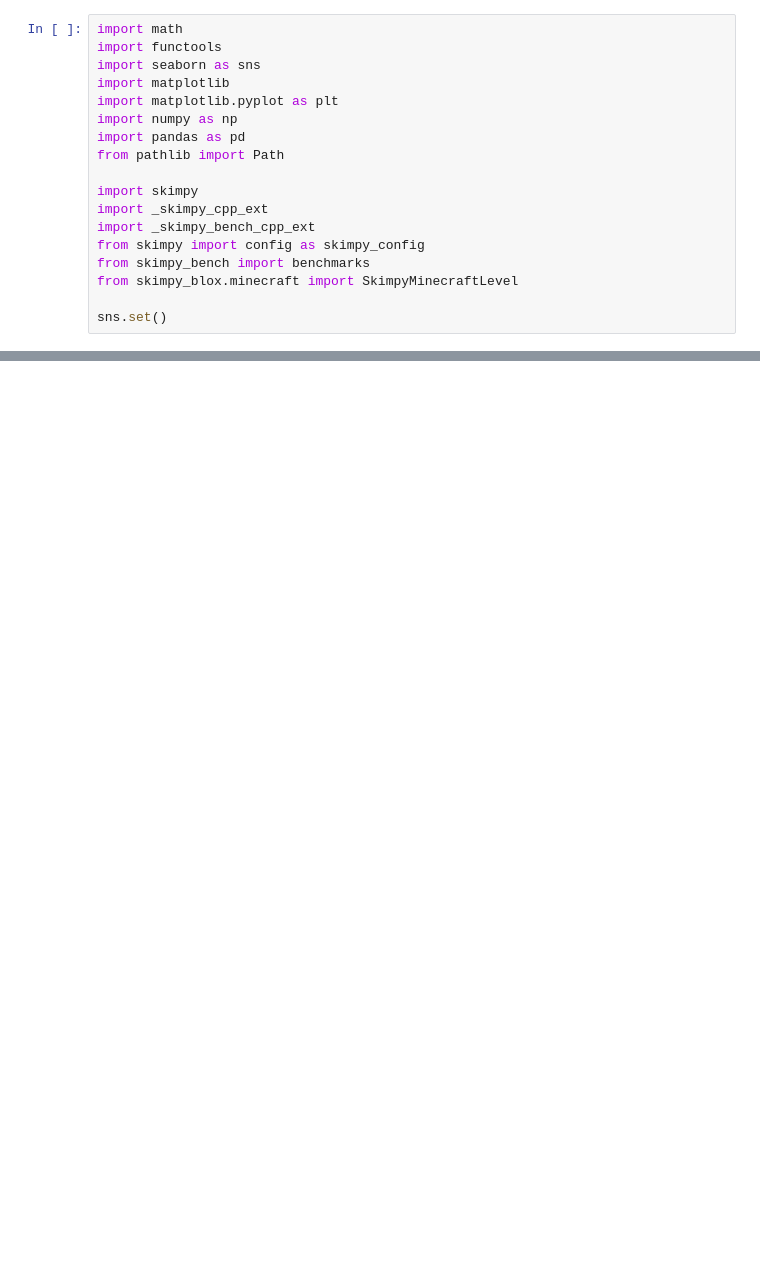
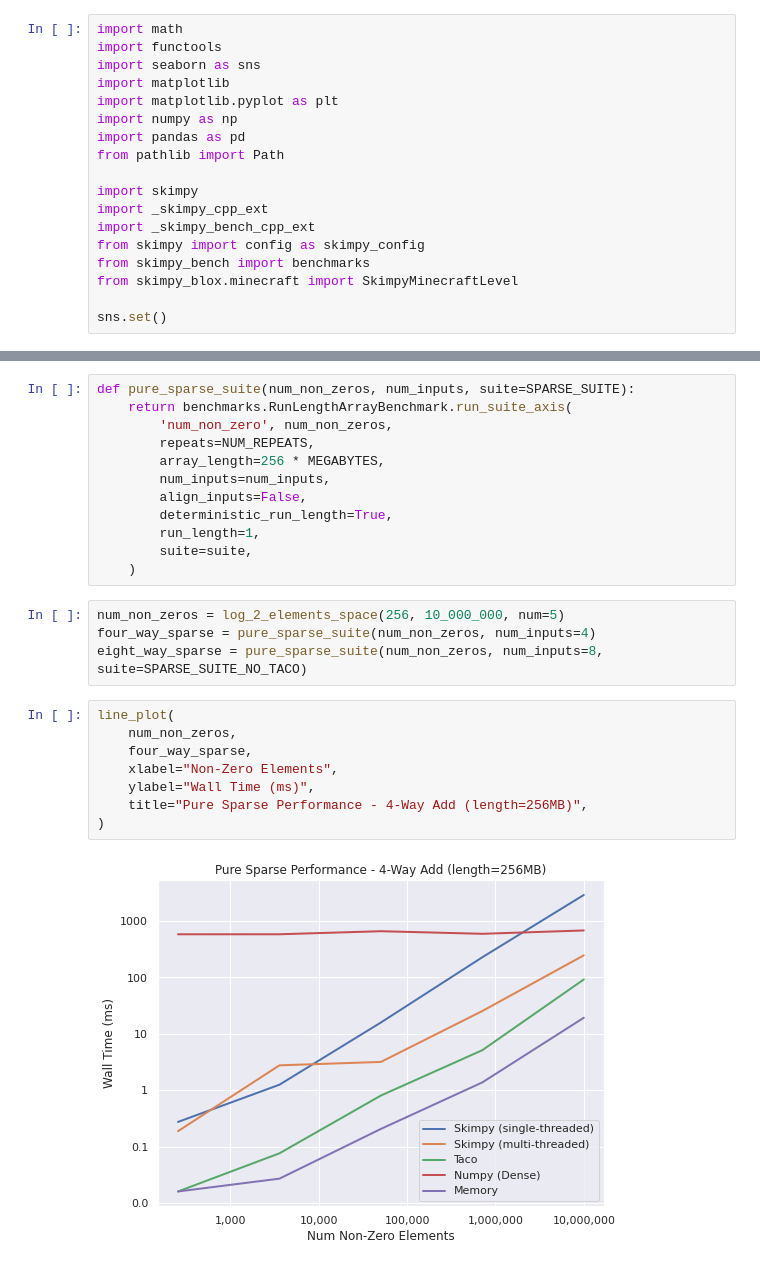
Before and after one commit to turtlesoupy/pyskip, a Jupyter notebook: notebooks/skimpy_bench_project.ipynb, the cells around one changed output, grey strips where cells are left out. Saved outputs shown, nothing was run; the diff lists cells and outputs as text; blank space fills up the shorter version.

```diff
--- a/notebooks/skimpy_bench_project.ipynb
+++ b/notebooks/skimpy_bench_project.ipynb
@@ -119,0 +208,26 @@ line_plot(
+# %%
+def pure_sparse_suite(num_non_zeros, num_inputs, suite=SPARSE_SUITE):
+    return benchmarks.RunLengthArrayBenchmark.run_suite_axis(
+        'num_non_zero', num_non_zeros,
+        repeats=NUM_REPEATS,
+        array_length=256 * MEGABYTES,
+        num_inputs=num_inputs,
+        align_inputs=False,
+        deterministic_run_length=True,
+        run_length=1,
+        suite=suite,
+    )
+# %%
+num_non_zeros = log_2_elements_space(256, 10_000_000, num=5)
+four_way_sparse = pure_sparse_suite(num_non_zeros, num_inputs=4)
+eight_way_sparse = pure_sparse_suite(num_non_zeros, num_inputs=8, suite=SPARSE_SUITE_NO_TACO)
+# %%
+line_plot(
+    num_non_zeros,
+    four_way_sparse,
+    xlabel="Non-Zero Elements",
+    ylabel="Wall Time (ms)",
+    title="Pure Sparse Performance - 4-Way Add (length=256MB)",
+)
+# %% [output]
+[figure, added]
```
Also changed, not shown: parts of 26 cells of this notebook, 1 other file.
